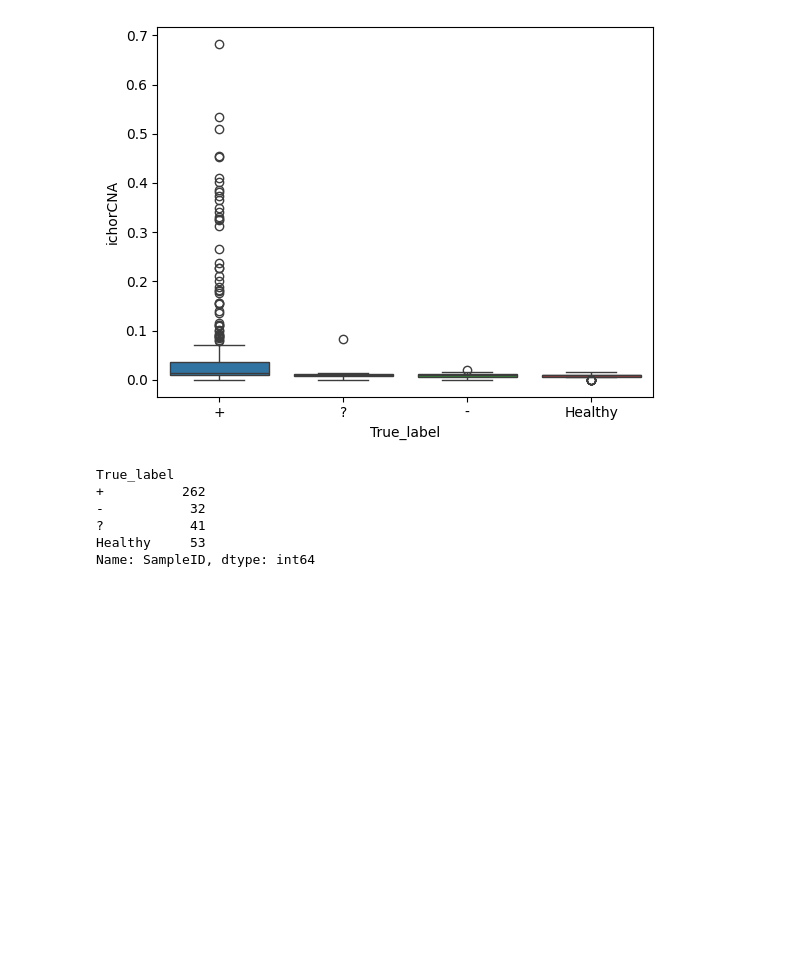
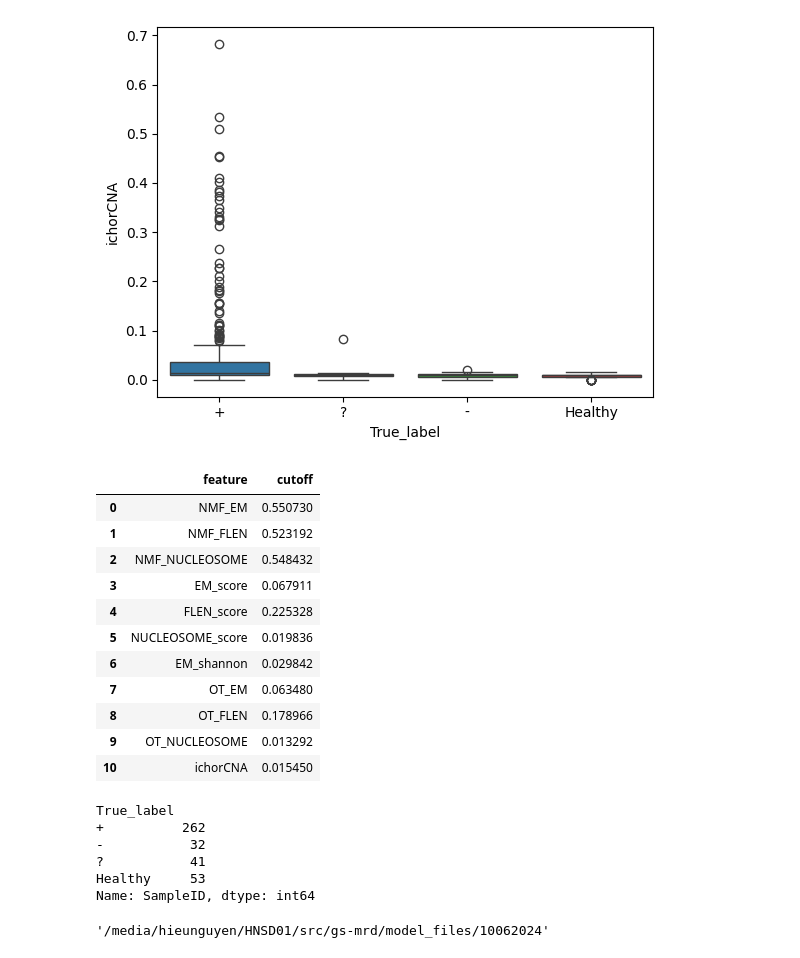
Before and after one commit to hieunguyen4193/gs-mrd, a Jupyter notebook: 01_generate_baseModels_for_a_release.ipynb, the cells around one changed output. Drawn from its saved outputs; the diff is of its cells as text; code cells hidden in the pictures; blank space fills up the shorter version.

```diff
--- a/01_generate_baseModels_for_a_release.ipynb
+++ b/01_generate_baseModels_for_a_release.ipynb
@@ -221,6 +221,21 @@ sns.boxplot(outputdf, x = "True_label", y = "ichorCNA", hue = "True_label")
 # %% [output]
 <Axes: xlabel='True_label', ylabel='ichorCNA'>
 [figure]
+# %%
+cutoffdf
+# %% [output]
+|  | feature | cutoff |
+| 0 | NMF_EM | 0.550730 |
+| 1 | NMF_FLEN | 0.523192 |
+| 2 | NMF_NUCLEOSOME | 0.548432 |
+| 3 | EM_score | 0.067911 |
+| 4 | FLEN_score | 0.225328 |
+| 5 | NUCLEOSOME_score | 0.019836 |
+| 6 | EM_shannon | 0.029842 |
+| 7 | OT_EM | 0.063480 |
+| 8 | OT_FLEN | 0.178966 |
+| 9 | OT_NUCLEOSOME | 0.013292 |
+| 10 | ichorCNA | 0.015450 |
 # %%
 outputdf.groupby("True_label")["SampleID"].count()
 # %% [output]
@@ -234,3 +249,7 @@ Name: SampleID, dtype: int64
 outputdf.to_csv(f"{path_to_model_files}/traindf.csv", index = False)
 # %%
 metadata.to_csv(os.path.join(path_to_model_files, "metadata.csv"))
+# %%
+path_to_model_files
+# %% [output]
+'/media/hieunguyen/HNSD01/src/gs-mrd/model_files/10062024'
```
